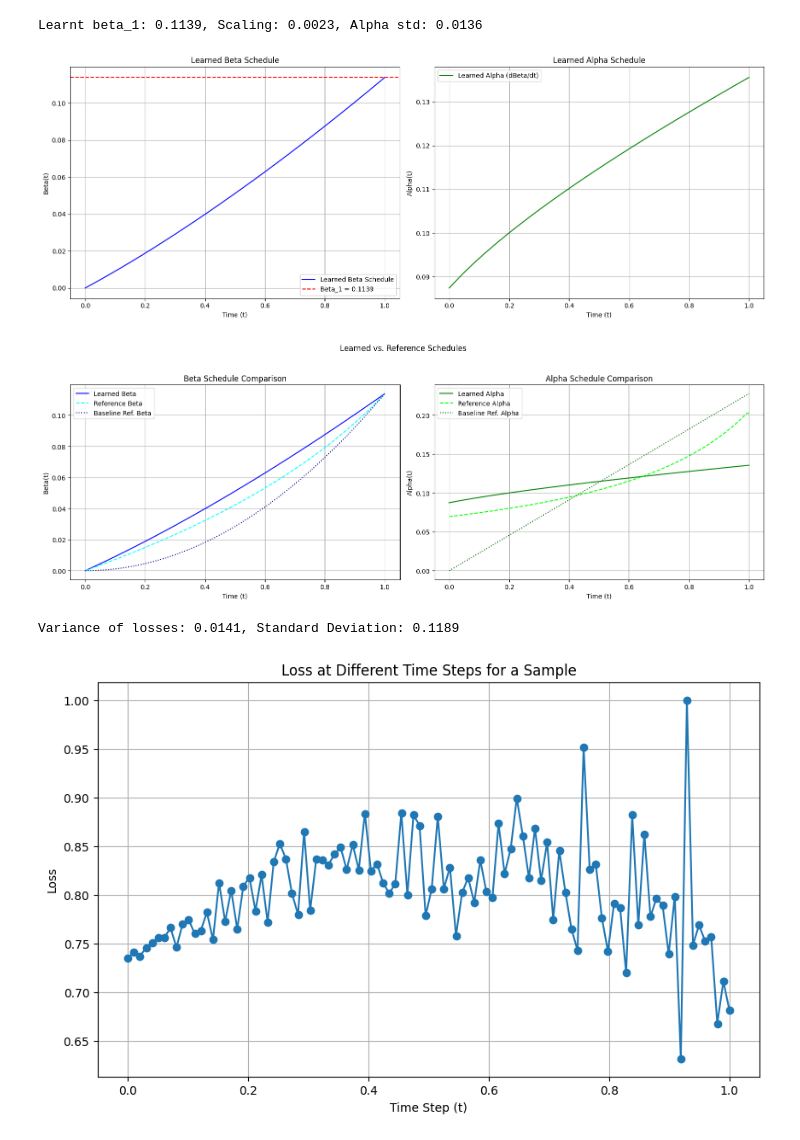
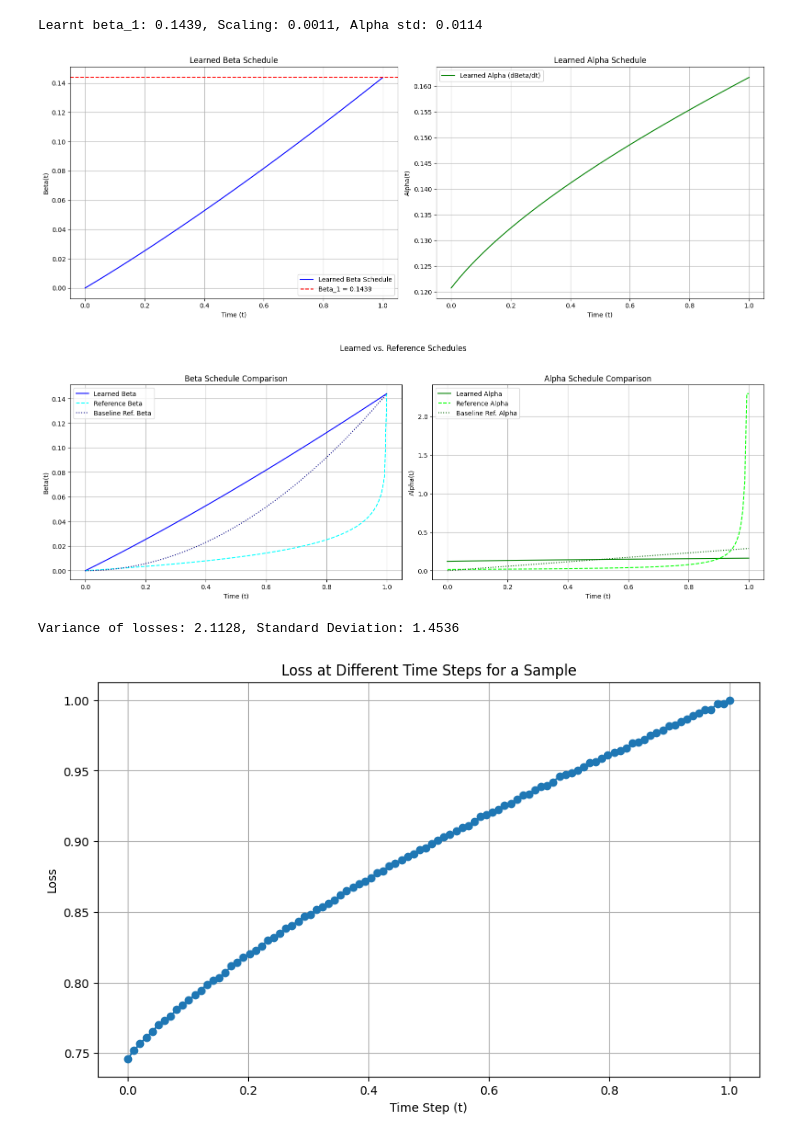
Before and after one commit to johng149/BayesianFlowNet, a Jupyter notebook: debug.ipynb, the cells around one changed output. Drawn from its saved outputs; the diff is of its cells as text; code cells hidden in the pictures.

Commit message:
Trying to do a learned beta schedule run

```diff
--- a/debug.ipynb
+++ b/debug.ipynb
@@ -19,17 +19,20 @@ from matplotlib import pyplot as plt
 from safetensors.torch import load_file
 from tqdm.auto import tqdm
 
-from src.datasets.discrete_helper import collate_fn
+from src.datasets.collate_fn import collate_fn_maker
+from src.datasets.shakespeare.shakespeare import ShakespeareDataset
 from src.inference.discrete_inference import bayesian_inference, dis_t
 from src.nn.layers.learnable_schedule import LearnableBetaScheduleNI
 from src.nn.models.discrete_model import DiscreteModel
-from src.tokenizers.ascii.ascii_tokenizer import ASCIITokenizer as Tokenizer
+from src.tokenizers.byt5.byt5_tokenizer import ByT5Tokenizer as Tokenizer
 from src.training.checkpoint import CheckpointManager, CheckpointMetadata
 from src.training.training import train_discrete_model
 
-accelerator = Accelerator(project_dir="./runs/shakespeare")
+# we use accelerator on CPU since this is not a training run and we don't want to run
+# into issues with GPU memory while we are debugging in this notebook
+accelerator = Accelerator(project_dir="./runs/shakespeare", cpu=True)
 tokenizer = Tokenizer()
-max_seq_len = 32
+max_seq_len = 168
 folds = 8
 dataset = ShakespeareDataset(
     tokenizer=tokenizer, max_length=max_seq_len, folds=folds,
@@ -67,7 +70,7 @@ metadata = CheckpointMetadata(
     num_accelerators=accelerator.num_processes,
 )
 
-checkpoint_dir = "./checkpoint/shakespeare_ASCII_shannon"
+checkpoint_dir = "./checkpoint/shakespeare_byt5_learnt"
 checkpoint_manager = CheckpointManager()
 print("Preparing model...")
 checkpoint_manager.prepare(model, body_opt, schedule_opt, accelerator, metadata)
@@ -91,4 +94,8 @@ Attempting to load checkpoint from epoch 8068
 Finished loading checkpoint
+# %%
+collate_fn = collate_fn_maker(
+    tokenizer=tokenizer, max_masks=3, min_masks=1, max_fill=0.95, min_fill=0.05
+)
 # %%
 for param in model.parameters():
     is_nan_or_inf = torch.isnan(param).any() or torch.isinf(param).any()
@@ -127,8 +134,8 @@ ax2.grid(True)
 plt.tight_layout()
 plt.show()
 # %% [output]
-Learnt beta_1: 0.1139, Scaling: 0.0023, Alpha std: 0.0136
+Learnt beta_1: 0.1439, Scaling: 0.0011, Alpha std: 0.0114
-[figure, old version]
+[figure, new version]
 # %%
 # from chem bfn paper
 def reference_beta_schedule(t: Tensor, K: int, beta_1: float) -> Tensor:
@@ -175,40 +182,43 @@ ax2.grid(True)
 plt.tight_layout(rect=[0, 0.03, 1, 0.95])
 plt.show()
 # %% [output]
-[figure, old version]
+[figure, new version]
 # %%
 # with torch.no_grad():
 # here we take a random sample from the dataset and repeat it on different time steps to see if the loss is uniform at each time step
 sample = dataset[0]
-sampled_x = sample["x"].unsqueeze(0).to(device)  # Add batch
-sampled_x = F.one_hot(sampled_x, num_classes=tokenizer.vocab_size())
+collated = collate_fn([sample])
+enc = collated["encoder_input"]
+sampled_x = collated["target"]
+enc = enc.to(device)
+sampled_x = sampled_x.to(device)
 sampled_t = torch.linspace(0, 1, 100).to(device) + 1e-8 # Add 100 time steps, prevent 0 using small epsilon
 sampled_losses = []
 for t in sampled_t:
-    sample_output, sample_alpha = model.forward(sampled_x, t.unsqueeze(0))
+    sample_output, sample_alpha = model.forward(enc,sampled_x, t.unsqueeze(0))
     # Calculate loss for each time step
     formatted_loss = format_loss(
                 sample_alpha, sampled_x, model_output_logits=sample_output, folds=1
     )
     sample_loss = loss(formatted_loss)
     sampled_losses.append(sample_loss.cpu().item())
 sampled_losses = np.array(sampled_losses)
 
 print(
     f"Variance of losses: {np.var(sampled_losses):.4f}, Standard Deviation: {np.std(sampled_losses):.4f}"
 )
 
 sampled_losses = sampled_losses / sampled_losses.max()
 plt.figure(figsize=(10, 6))
 plt.plot(sampled_t.cpu().detach().numpy(), sampled_losses, marker='o', linestyle='-')
 plt.xlabel('Time Step (t)')
 plt.ylabel('Loss')
 plt.title('Loss at Different Time Steps for a Sample')
 plt.grid(True)
 plt.show()
 # %% [output]
-Variance of losses: 0.0141, Standard Deviation: 0.1189
+Variance of losses: 2.1128, Standard Deviation: 1.4536
-[figure, old version]
+[figure, new version]
 # %%
 from math import log
 from torch.distributions import Categorical
```
Also changed, not shown: parts of 2 cells of this notebook, 1 other file.
